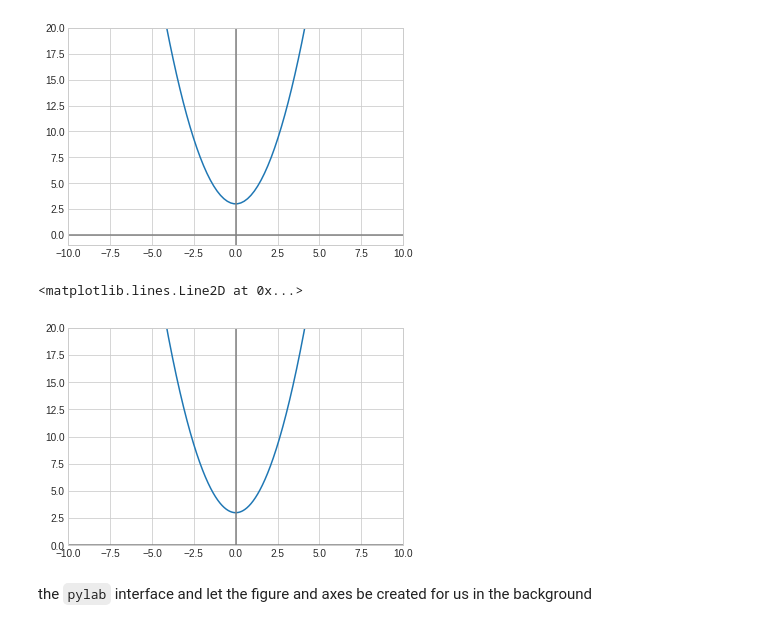
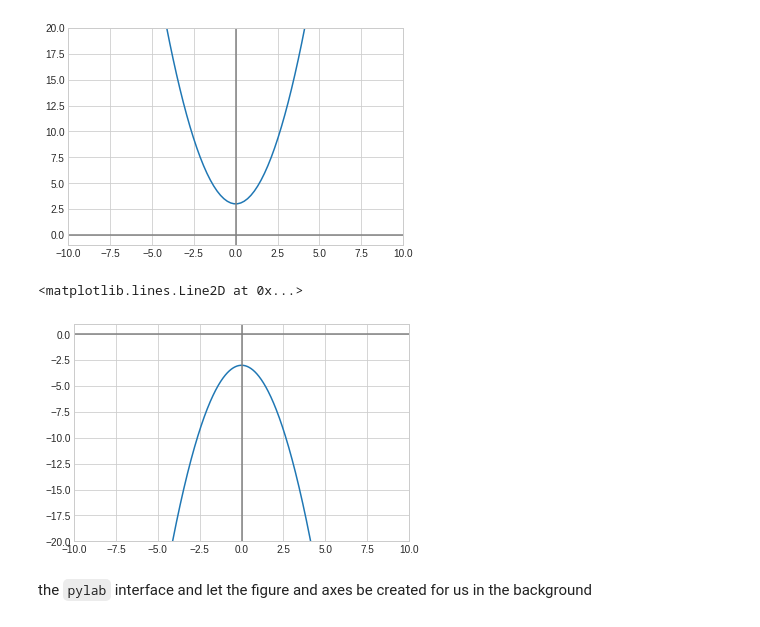
Before and after one commit to chezydan/pytopics, a Jupyter notebook: Visuals.ipynb, the cells around one changed output. Cells and saved outputs as stored; diff of their text form; code cells hidden in the pictures.

Commit message:
ltx, visuals, files

```diff
--- a/Visuals.ipynb
+++ b/Visuals.ipynb
@@ -44,14 +44,14 @@ ax.axhline(color='gray')
 # %%
 fig= plt.figure()
 ax= plt.axes()
 x=np.linspace(-10,10,1000)
-ax.axis( [-10,10,0,20] )
-ax.plot(x, x**2 +3)
+ax.axis( [-10,10,-20,1] )
+ax.plot(x, -x**2 -3)
 ax.axhline(color='gray')
 ax.axvline(color='gray')
 # %% [output]
 <matplotlib.lines.Line2D at 0x...>
-[figure, old version]
+[figure, new version]
 # %% [markdown]
  the `pylab` interface and let the figure and axes be created for us in the background
 # %% [markdown]
```
Also changed, not shown: parts of 5 cells of this notebook, 7 other files.
